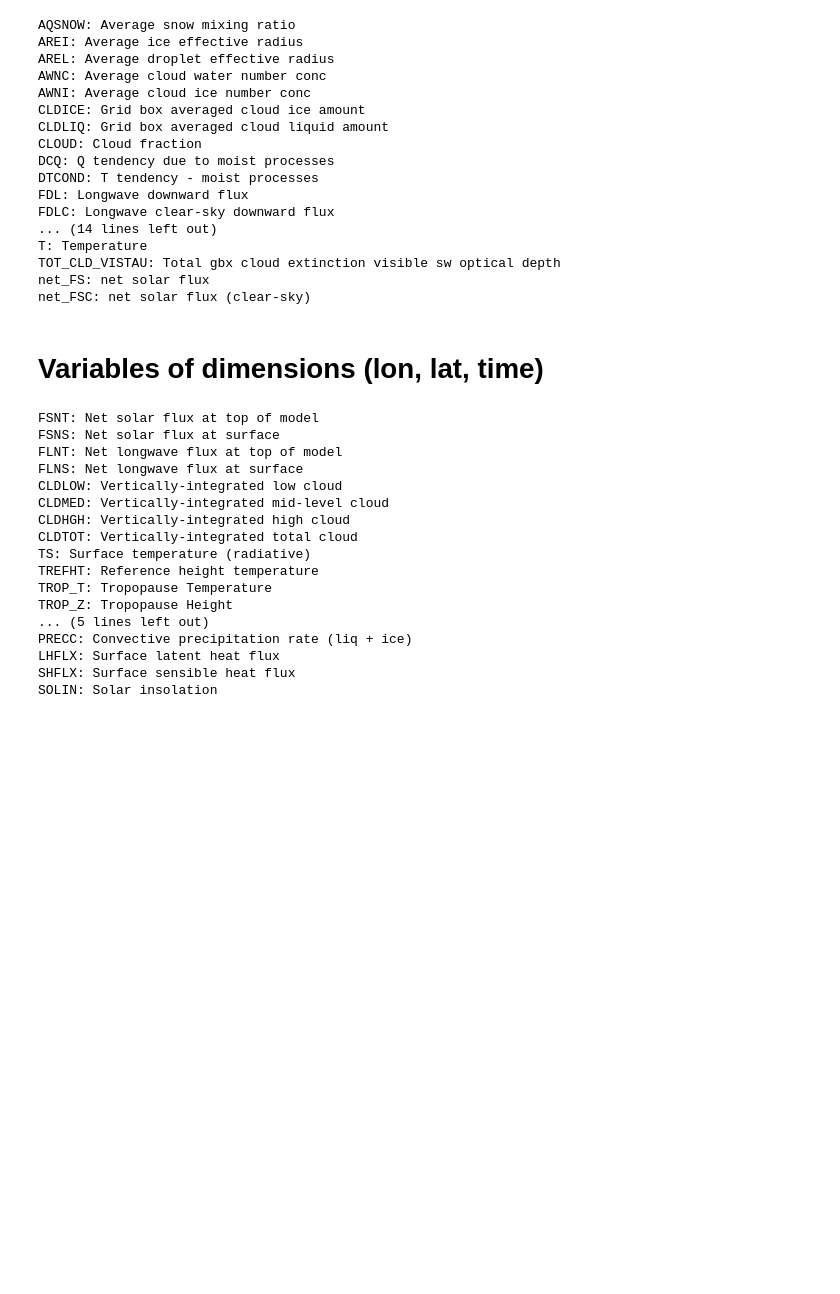
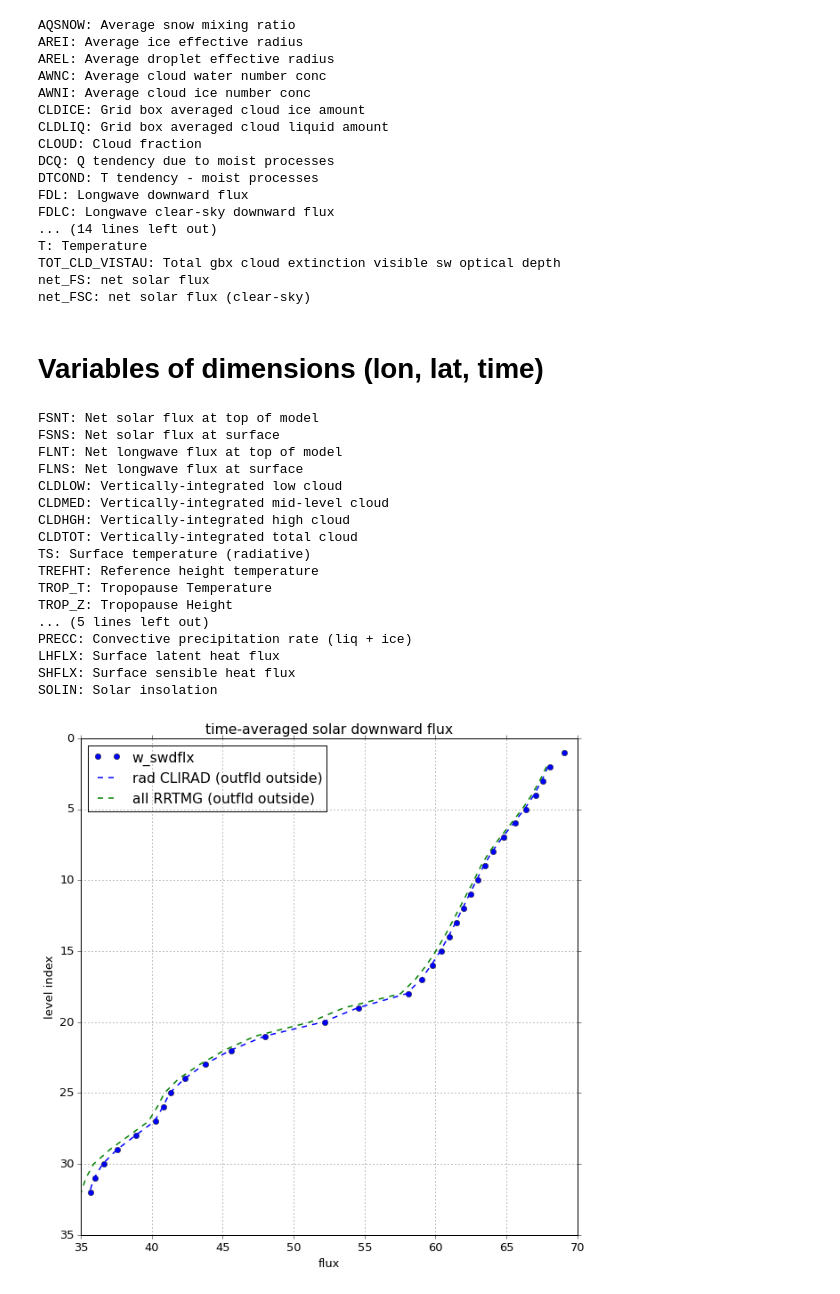
Before and after one commit to qAp/SCAM_radiation_notebooks, a Jupyter notebook: mpace_LWrrtmgclirad_SWrrtmgclirad.ipynb, the cells around one changed output. Saved outputs shown, nothing was run; the diff lists cells and outputs as text; code cells hidden in the pictures; blank space fills up the shorter version.

Commit message:
compare solar downward flux written directly from CLIRAD with CAM histories

```diff
--- a/mpace_LWrrtmgclirad_SWrrtmgclirad.ipynb
+++ b/mpace_LWrrtmgclirad_SWrrtmgclirad.ipynb
@@ -668,6 +668,66 @@ PRECC: Convective precipitation rate (liq + ice)
 LHFLX: Surface latent heat flux
 SHFLX: Surface sensible heat flux
 SOLIN: Solar insolation
+# %%
+def sorad_direct_FDS_vs_camhist_FDS(d3sets):
+    #######################################################
+    # get w_swdflx (directly written out from CLIRAD sorad)
+    fpath = '../examples/MPACE/cam5_noavg_LWrrtmgclirad_SWrrtmgclirad_FDS_outsiderrtmgcliraddebug/sw_flux.dat'
+    df = pd.read_csv(fpath, sep = r'\s+', index_col = [0, 1, 2, 3], header = 0)
+
+    klev_tom, klev_bom = 2, 32
+
+    df.index = df.index.droplevel(['iNDay', 'iIdxDay'])
+
+    df = df['w_swdflx'].unstack(0)
+
+    # insert nighttime values (all equal to zero)
+    df = df.reindex(columns = range(df.columns.values[-1]))
+    df.fillna(0., inplace = True)
+
+    # average over time
+    df = df.mean(axis = 1)
+    #########################################################
+    # get FDS from CAM history (outfld outside)
+
+    df_radCLIRAD = d3sets['rad CLIRAD']['FDS'][dict(lon = 0, lat = 0)].mean(dim = 'time')
+    df_radCLIRAD.coords['level_index'] = ('ilev', range(klev_tom, klev_bom + 1))
+
+
+    df_allRRTMG = d3sets['all RRTMG']['FDS'][dict(lon = 0, lat = 0)].mean(dim = 'time')
+    df_allRRTMG.coords['level_index'] = ('ilev', range(klev_tom, klev_bom + 1))
+
+
+    ################################################################
+    # plot all
+
+
+    fig, ax = plt.subplots(nrows = 1, ncols = 1,
+                          figsize = (10, 10))
+
+    ax.plot(df.values, df.index.values, linestyle = 'None', marker = 'o',
+           label = 'w_swdflx')
+
+    ax.plot(df_radCLIRAD, df_radCLIRAD.coords['level_index'],
+           color = 'b', linestyle = '--', linewidth = 1.5, label = "rad CLIRAD (outfld outside)")
+
+    ax.plot(df_allRRTMG, df_allRRTMG.coords['level_index'],
+           color = 'g', linestyle = '--', linewidth = 1.5, label = "all RRTMG (outfld outside)")
+
+    ax.set_title('time-averaged solar downward flux')
+
+    ax.set_ylabel('level index')
+    ax.invert_yaxis()
+    ax.yaxis.grid(b = True, which = 'major')
+
+    ax.set_xlabel('flux')
+    ax.xaxis.grid(b = True, which = 'major')
+
+    ax.legend(loc = 'best')
+
+sorad_direct_FDS_vs_camhist_FDS(d3sets)
+# %% [output]
+[figure, added]
 # %%
 display.HTML('''<script>
 code_show=true;
```
